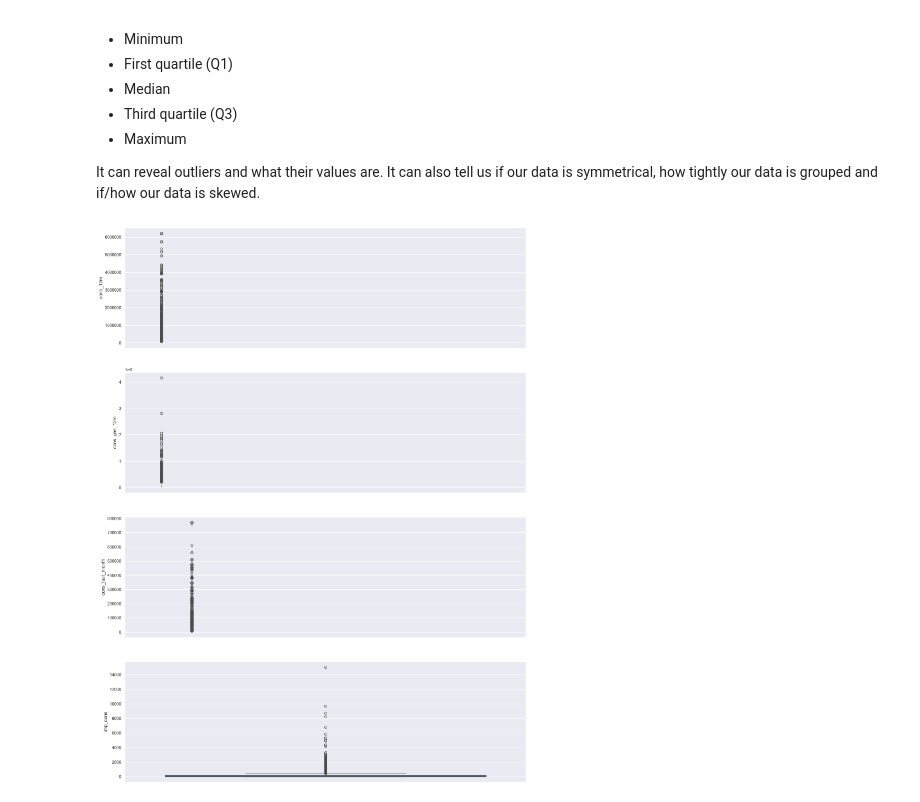
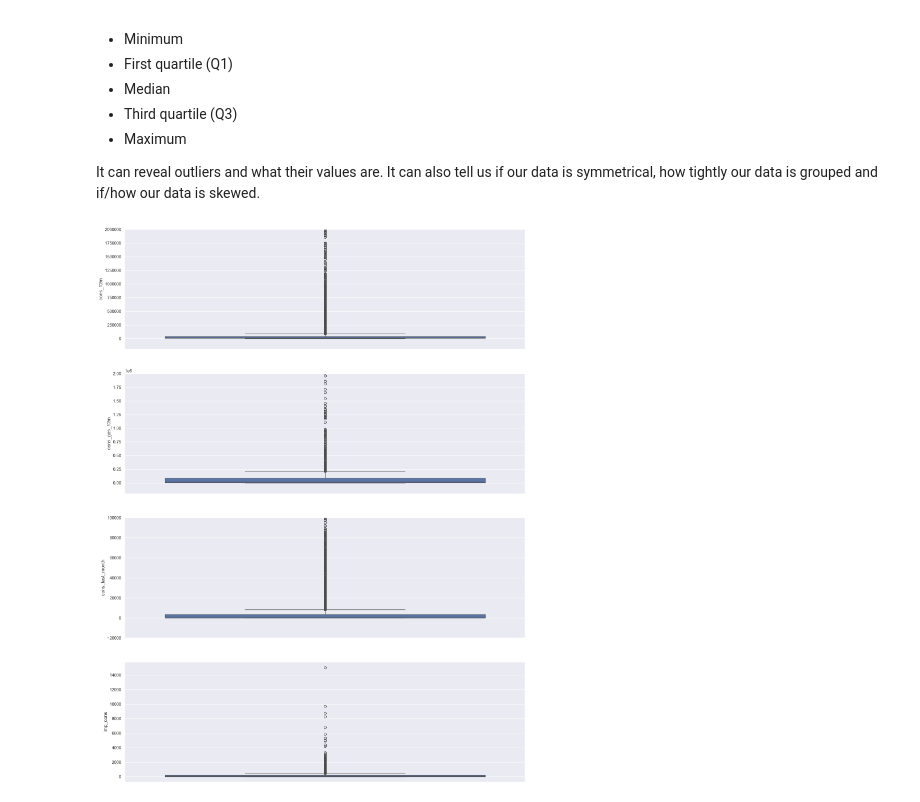
Before and after one commit to Anuj-Khadka/bcg_data_science_forage, a Jupyter notebook: data-analysis/Task 2 - eda_starter.ipynb, the cells around one changed output. Drawn from its saved outputs; the diff is of its cells as text; code cells hidden in the pictures.

```diff
--- a/data-analysis/Task 2 - eda_starter.ipynb
+++ b/data-analysis/Task 2 - eda_starter.ipynb
@@ -256,21 +256,21 @@ It can reveal outliers and what their values are. It can also tell us if our dat
 # %%
 fig, axs = plt.subplots(nrows=4, figsize=(18,25))
 
 # Plot histogram
 sns.boxplot(consumption["cons_12m"], ax=axs[0])
 sns.boxplot(consumption[consumption["has_gas"] == "t"]["cons_gas_12m"], ax=axs[1])
 sns.boxplot(consumption["cons_last_month"], ax=axs[2])
 sns.boxplot(consumption["imp_cons"], ax=axs[3])
 
 # Remove scientific notation
 
 for ax in axs:
     ax.yaxis.set_major_formatter(ScalarFormatter())
     ax.ticklabel_format(style='plain', axis='y', useOffset=False)
-    # Set y-axis limit
-    axs[0].set_ylim(-200000, 2000000)
-    axs[1].set_ylim(-200000, 2000000)
-    axs[2].set_ylim(-20000, 100000)
+    # Set x-axis limit
+    axs[0].set_xlim(-200000, 2000000)
+    axs[1].set_xlim(-200000, 2000000)
+    axs[2].set_xlim(-20000, 100000)
     plt.show()
 # %% [output]
-[figure, old version]
+[figure, new version]
```
